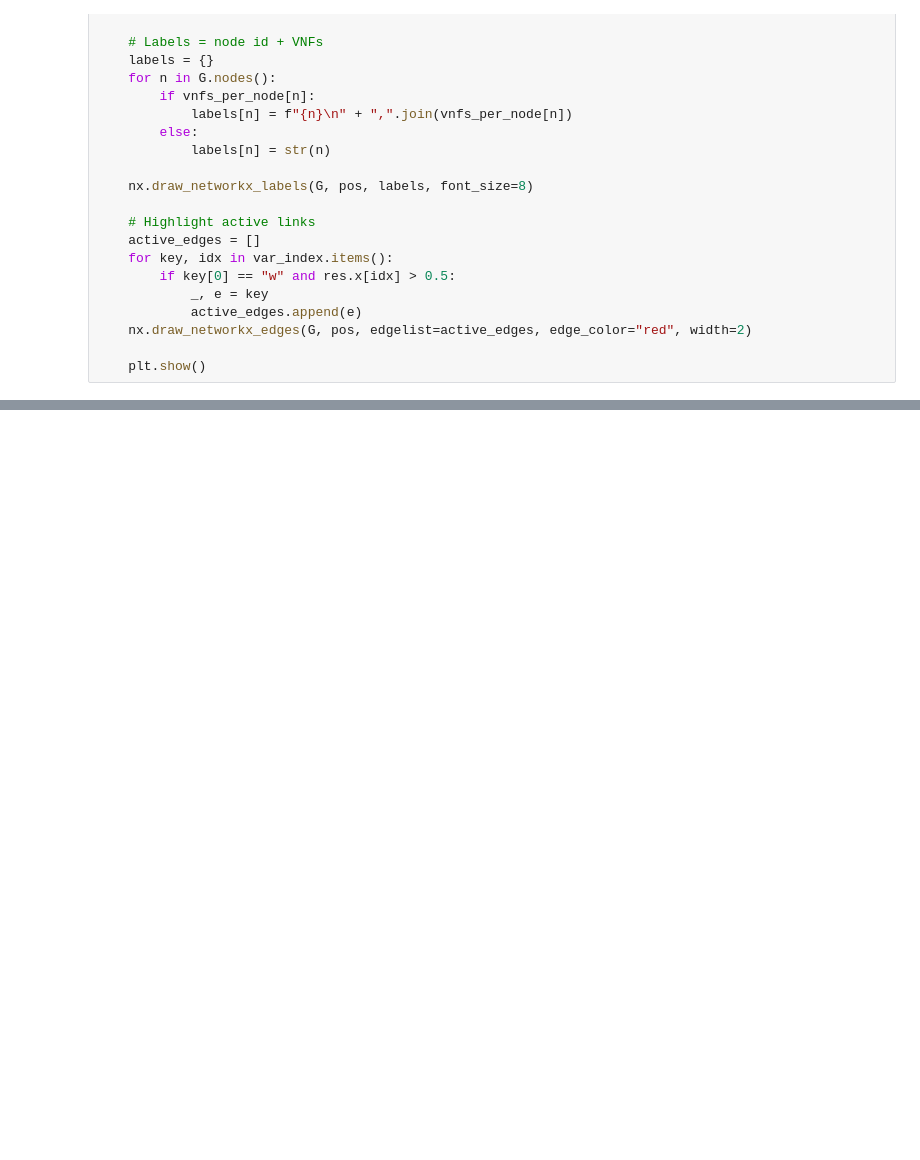
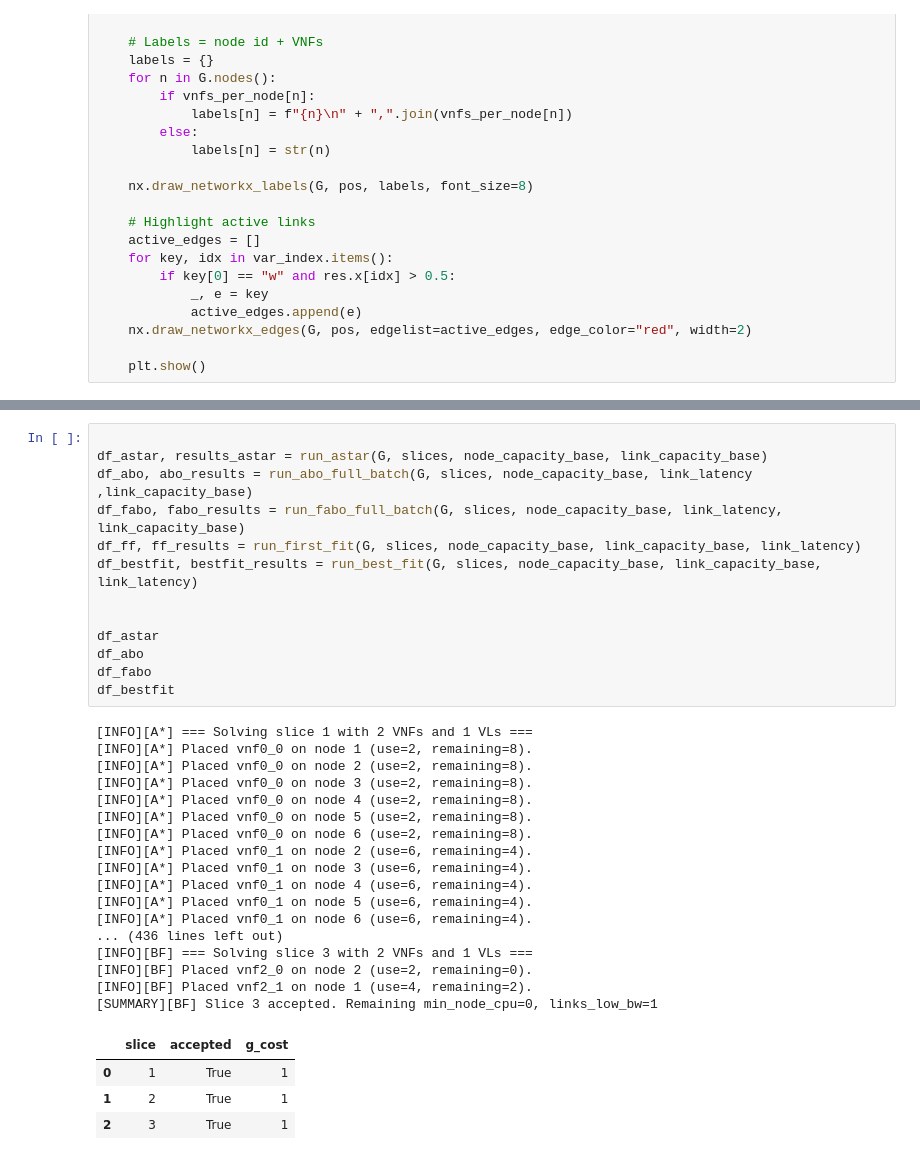
Before and after one commit to ceciliadesousaluzalmeida/5g-slicing-energy-effiiciency, a Jupyter notebook: simulator/milp.ipynb, the cells around one changed output, grey strips where cells are left out. Cells and saved outputs as stored; diff of their text form; blank space fills up the shorter version.

```diff
--- a/simulator/milp.ipynb
+++ b/simulator/milp.ipynb
@@ -108,0 +132,35 @@ plot_solution(G, res, var_index, instance)
+# %%
+
+df_astar, results_astar = run_astar(G, slices, node_capacity_base, link_capacity_base)
+df_abo, abo_results = run_abo_full_batch(G, slices, node_capacity_base, link_latency ,link_capacity_base)
+df_fabo, fabo_results = run_fabo_full_batch(G, slices, node_capacity_base, link_latency, link_capacity_base)
+df_ff, ff_results = run_first_fit(G, slices, node_capacity_base, link_capacity_base, link_latency)
+df_bestfit, bestfit_results = run_best_fit(G, slices, node_capacity_base, link_capacity_base, link_latency)
+
+
+df_astar
+df_abo
+df_fabo
+df_bestfit
+# %% [output]
+[INFO][A*] === Solving slice 1 with 2 VNFs and 1 VLs ===
+[INFO][A*] Placed vnf0_0 on node 1 (use=2, remaining=8).
+[INFO][A*] Placed vnf0_0 on node 2 (use=2, remaining=8).
+[INFO][A*] Placed vnf0_0 on node 3 (use=2, remaining=8).
+[INFO][A*] Placed vnf0_0 on node 4 (use=2, remaining=8).
+[INFO][A*] Placed vnf0_0 on node 5 (use=2, remaining=8).
+[INFO][A*] Placed vnf0_0 on node 6 (use=2, remaining=8).
+[INFO][A*] Placed vnf0_1 on node 2 (use=6, remaining=4).
+[INFO][A*] Placed vnf0_1 on node 3 (use=6, remaining=4).
+[INFO][A*] Placed vnf0_1 on node 4 (use=6, remaining=4).
+[INFO][A*] Placed vnf0_1 on node 5 (use=6, remaining=4).
+[INFO][A*] Placed vnf0_1 on node 6 (use=6, remaining=4).
+... (436 lines left out)
+[INFO][BF] === Solving slice 3 with 2 VNFs and 1 VLs ===
+[INFO][BF] Placed vnf2_0 on node 2 (use=2, remaining=0).
+[INFO][BF] Placed vnf2_1 on node 1 (use=4, remaining=2).
+[SUMMARY][BF] Slice 3 accepted. Remaining min_node_cpu=0, links_low_bw=1
+|  | slice | accepted | g_cost |
+| 0 | 1 | True | 1 |
+| 1 | 2 | True | 1 |
+| 2 | 3 | True | 1 |
```
Also changed, not shown: parts of 12 cells of this notebook, 3 other files.
